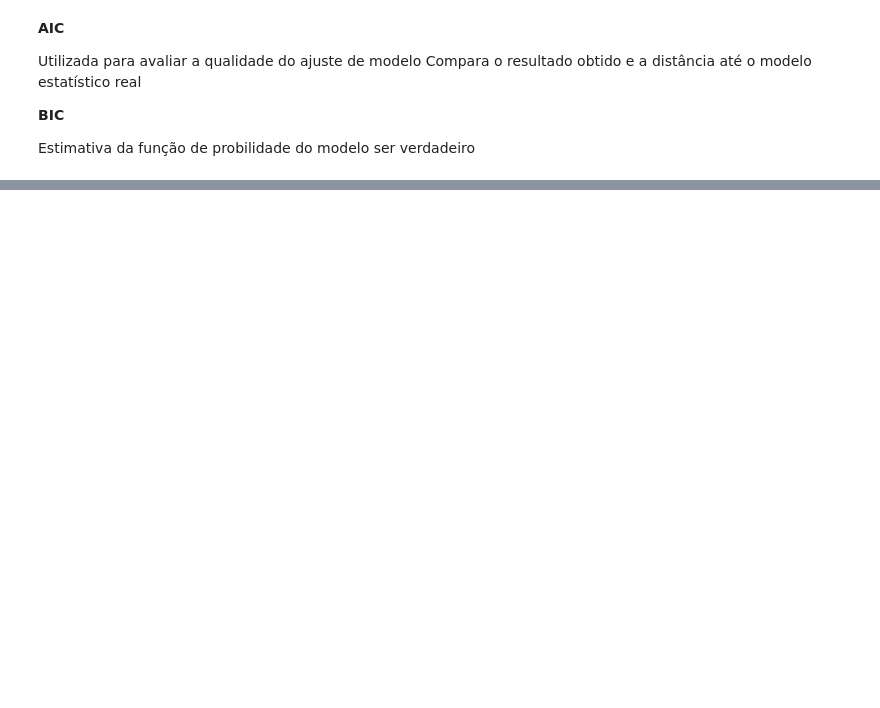
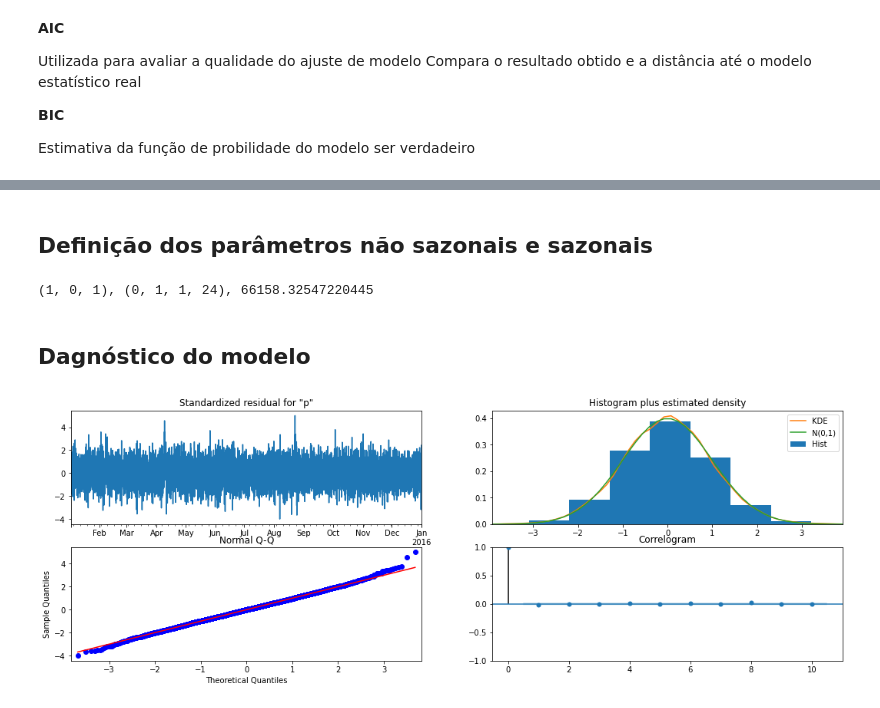
Before and after one commit to victorpecine/forecast, a Jupyter notebook: Microsoft_Azure_Predictive_Maintenance.ipynb, the cells around one changed output, grey strips where cells are left out. Cells and saved outputs as stored; diff of their text form; code cells hidden in the pictures; blank space fills up the shorter version.

Commit message:
analise sarimax

```diff
--- a/Microsoft_Azure_Predictive_Maintenance.ipynb
+++ b/Microsoft_Azure_Predictive_Maintenance.ipynb
@@ -432,0 +469,4 @@ Estimativa da função de probilidade do modelo ser verdadeiro
+# %%
+y = df_maquina['pressure']
+
+aic_lista = []
@@ -432,0 +502,29 @@ Estimativa da função de probilidade do modelo ser verdadeiro
+# %% [markdown]
+## Definição dos parâmetros não sazonais e sazonais
+# %%
+aic_valores = []
+
+for i in aic_lista:
+    aic = i.split('24), ')
+    aic_valores.append(float(aic[1]))
+
+# print(min(aic_valores))
+
+for i in aic_lista:
+    if str(min(aic_valores)) in i:
+        print(i)
+# %% [output]
+(1, 0, 1), (0, 1, 1, 24), 66158.32547220445
+# %%
+mod = sm.tsa.statespace.SARIMAX(y,
+                                order=(1, 0, 1),
+                                seasonal_order=(0, 1, 1, 24))
+
+resultados = mod.fit()
+# %% [markdown]
+## Dagnóstico do modelo
+# %%
+resultados.plot_diagnostics(figsize=(18, 6));
+plt.show()
+# %% [output]
+[figure, added]
```
Also changed, not shown: parts of 19 cells of this notebook.
